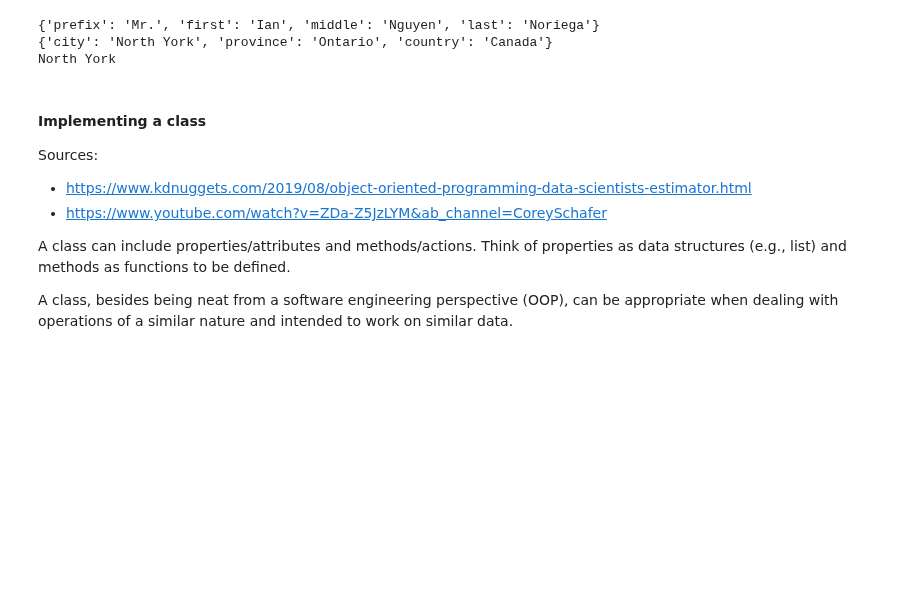
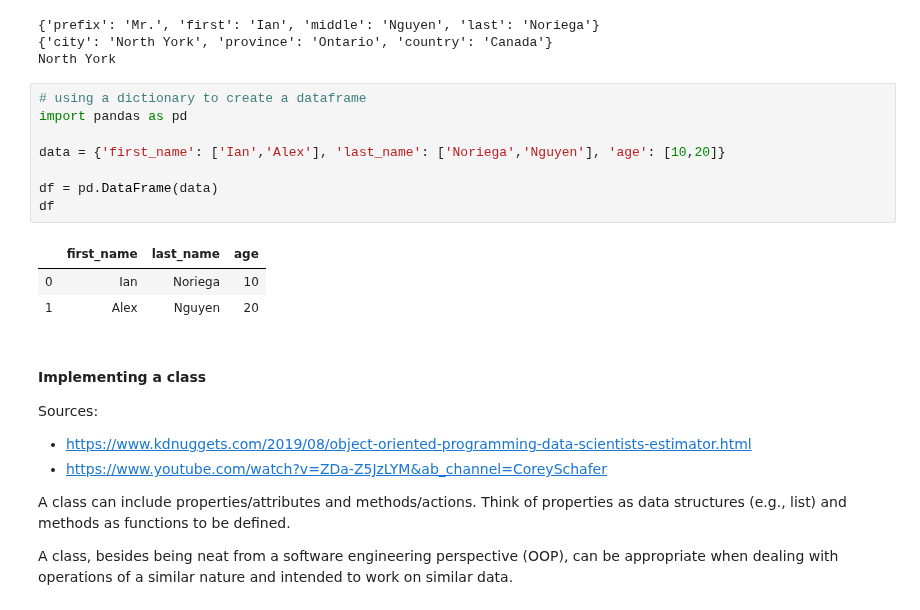
Before and after one commit to noriegaian/Technical-Toolbox, a Jupyter notebook: Python/Ian/Data Structures & Algorithms in Python.ipynb, the cells around one changed output. Saved outputs shown, nothing was run; the diff lists cells and outputs as text; blank space fills up the shorter version.

```diff
--- a/Python/Ian/Data Structures & Algorithms in Python.ipynb
+++ b/Python/Ian/Data Structures & Algorithms in Python.ipynb
@@ -141,6 +141,18 @@ print(nested_dict['birth']['place']['city']) # returns this value from sub-subdi
 {'prefix': 'Mr.', 'first': 'Ian', 'middle': 'Nguyen', 'last': 'Noriega'}
 {'city': 'North York', 'province': 'Ontario', 'country': 'Canada'}
 North York
+# %%
+# using a dictionary to create a dataframe
+import pandas as pd
+
+data = {'first_name': ['Ian','Alex'], 'last_name': ['Noriega','Nguyen'], 'age': [10,20]}
+
+df = pd.DataFrame(data)
+df
+# %% [output]
+|  | first_name | last_name | age |
+| 0 | Ian | Noriega | 10 |
+| 1 | Alex | Nguyen | 20 |
 # %% [markdown]
 #### Implementing a class
 
```
Also changed, not shown: parts of 4 cells of this notebook.
